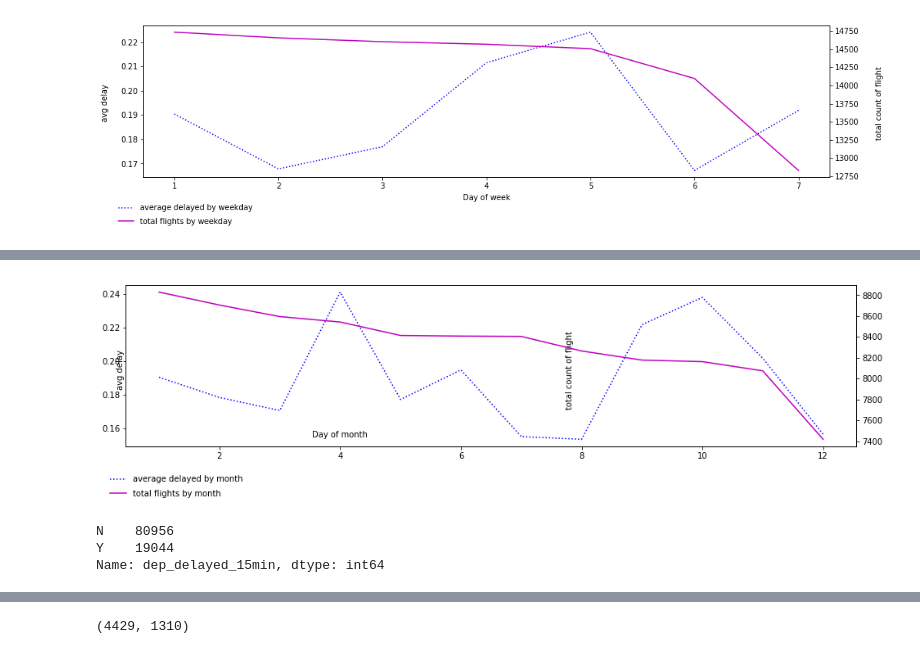
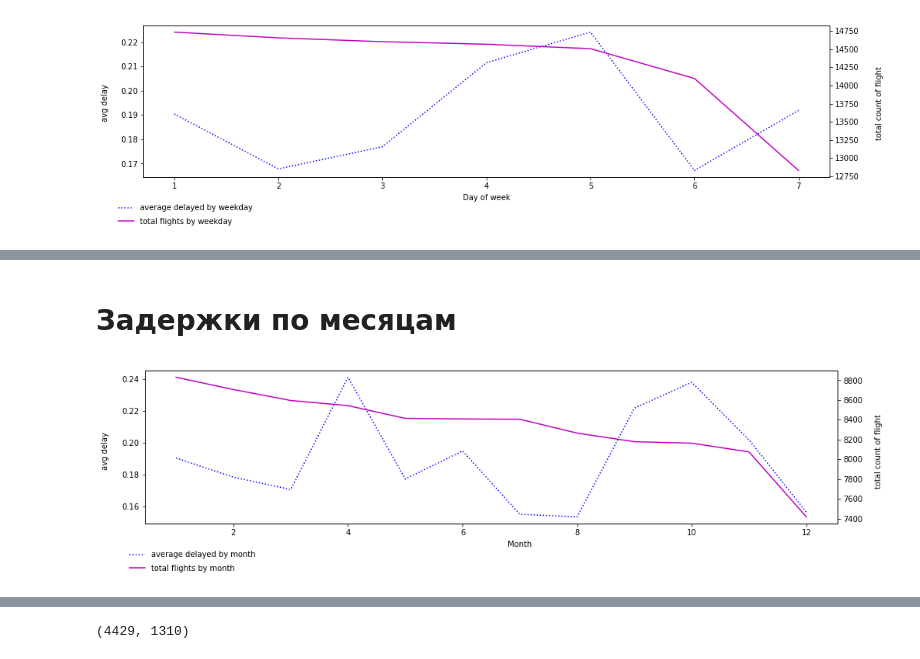
Before and after one commit to anatolyburtsev/ml_notebooks, a Jupyter notebook: hw10_flight_delays/model.ipynb, the cells around one changed output, grey strips where cells are left out. Saved outputs shown, nothing was run; the diff lists cells and outputs as text; code cells hidden in the pictures.

```diff
--- a/hw10_flight_delays/model.ipynb
+++ b/hw10_flight_delays/model.ipynb
@@ -119,8 +99,9 @@ def preprocess(X):
 #     X["DepTimeCos"] = X["DepTime"].apply(lambda x: to_cos(convert_time(x), 24))
 #     X = X.drop(["DepTime"], axis=1)
 
+    airport_to_state = pd.read_csv("airport_to_state.csv", usecols=["airport", "state"])
+    X = X.merge(airport_to_state, left_on="Origin", right_on="airport", how="left")
 #     X = pd.get_dummies(X, columns=["Flight", "UniqueCarrier"])
-    X["state"] = pd.Series(states)
     if "dep_delayed_15min" in X.columns:
         X["dep_delayed_15min"] = X["dep_delayed_15min"].map({"Y": 1, "N":0})
 
@@ -238,24 +196,20 @@ plt.show()
+# %% [markdown]
+# Задержки по месяцам
 # %%
 plt.figure(figsize=(16,8))
 ax0 = plt.subplot(212)
 ax1 = ax0.twinx()
 line, = ax0.plot(range(1,13), X.groupby("Month").agg({"dep_delayed_15min": np.mean}), 'k:', color='b')
 line.set_label("average delayed by month")
 ax0.legend(bbox_to_anchor=(.17, -0.13), frameon = False)
 
 line2, = ax1.plot(range(1,13), list(X["Month"].value_counts()), color='m')
 line2.set_label("total flights by month")
 ax1.legend(bbox_to_anchor=(.14, -0.22), frameon = False)
 
-ax0.text(4, 0.155, 'Day of month', ha='center')
-ax0.text(0.3, 0.195, 'avg delay', va='center', rotation='vertical')
-ax0.text(7.74, 0.195, 'total count of flight', va='center', rotation='vertical')
+ax0.text(7, 0.135, 'Month', ha='center')
+ax0.text(-0.3, 0.195, 'avg delay', va='center', rotation='vertical')
+ax0.text(13.2, 0.195, 'total count of flight', va='center', rotation='vertical')
 plt.show()
 # %% [output]
-[figure, old version]
+[figure, new version]
-# %%
-train['dep_delayed_15min'].value_counts()
-# %% [output]
-N    80956
-Y    19044
-Name: dep_delayed_15min, dtype: int64
```
Also changed, not shown: parts of 46 cells of this notebook, 1 other file.
